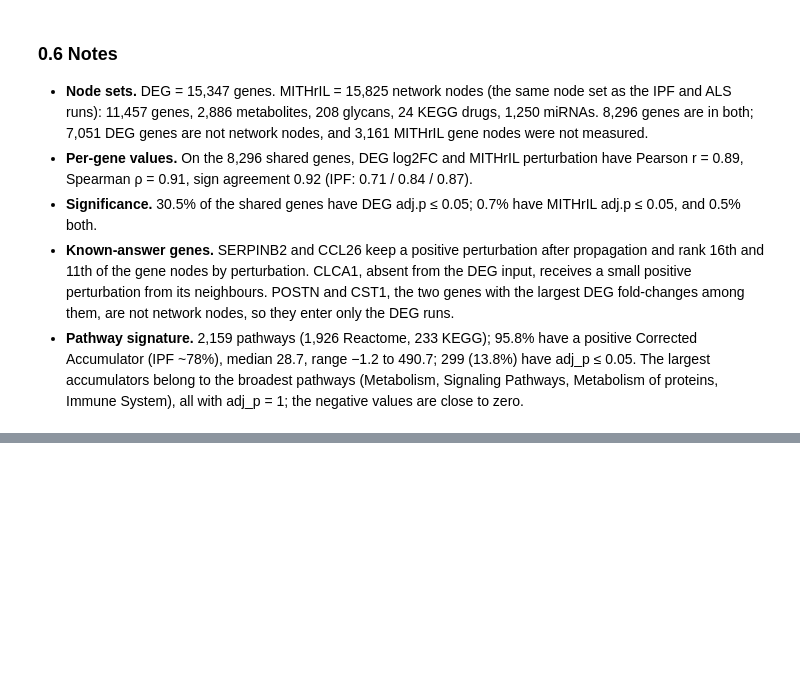
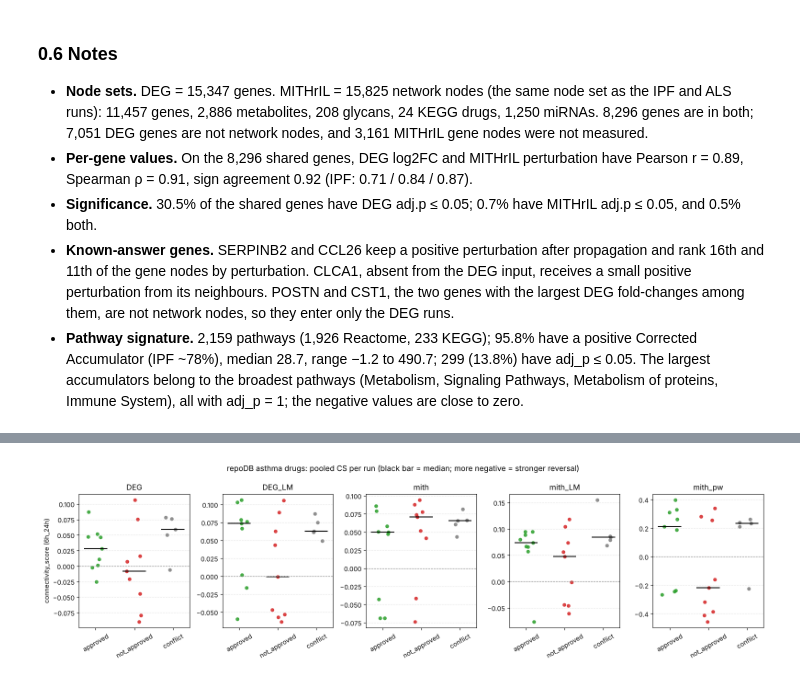
Before and after one commit to knowmics-lab/netcos, a Jupyter notebook: data_exploration/data_exploration_asthma_GSE152004_CS_and_rankings.ipynb, the cells around one changed output, grey strips where cells are left out. Saved outputs shown, nothing was run; the diff lists cells and outputs as text; code cells hidden in the pictures; blank space fills up the shorter version.

```diff
--- a/data_exploration/data_exploration_asthma_GSE152004_CS_and_rankings.ipynb
+++ b/data_exploration/data_exploration_asthma_GSE152004_CS_and_rankings.ipynb
@@ -269,0 +563,19 @@ significant (adj_p<=0.05): 0.138  (299/2159)
+# %%
+pairs = pd.read_csv(os.path.join(NETCOS_ROOT, 'other_outputs', 'validations',
+                                 'drug_disease_pairs_validation', 'repodb_signature_lincs_pairs.tsv'), sep='\t')
+pairs = pairs[pairs.ind_id == 'C0004096'].copy()
+pairs['iname'] = pairs['lincs_pert_inames'].astype(str).str.split('|')
+pairs = pairs.explode('iname')
+pairs['drug_key'] = pairs['iname'].str.lower().str.replace(r'[^a-z0-9]', '', regex=True)
+# L1000 name in the CS runs differs from the pert_iname of lincs_sig_info_new.csv
+CS_NAME_ALIAS = {'beclometasone': 'beclomethasonedipropionate'}
+pairs['drug_key'] = pairs['drug_key'].replace(CS_NAME_ALIAS)
+
+lab = pairs.merge(Pm, left_on='drug_key', right_index=True, how='left')     # pooled 6h_24h CS
+lab = lab.groupby(['label', 'drugbank_id', 'drug_name'], dropna=False)[ORDER].mean().reset_index()
+absent = lab[lab[ORDER].isna().all(axis=1)]
+print('labelled pairs:', lab.label.value_counts().to_dict())
+print('not in the CS drug universe:', absent.groupby('label').size().to_dict())
+print('   ', '; '.join(f"{r.drug_name if isinstance(r.drug_name, str) else r.drugbank_id} ({r.label})" for r in absent.itertuples()))
+display(lab.groupby('label')[ORDER].median().round(4))
+lab.sort_values(['label', 'mith']).round(4)
@@ -269,0 +608,17 @@ significant (adj_p<=0.05): 0.138  (299/2159)
+# %%
+LABELS = [('approved', '#2ca02c'), ('not_approved', '#d62728'), ('conflict', '#7f7f7f')]
+fig, axes = plt.subplots(1, len(ORDER), figsize=(16, 4.5))
+rng = np.random.default_rng(0)
+for ax, label in zip(axes, ORDER):
+    for j, (lb, col) in enumerate(LABELS):
+        v = lab.loc[lab.label == lb, label].dropna()
+        ax.scatter(j + rng.uniform(-.2, .2, len(v)), v, s=22, color=col, alpha=.85)
+        ax.hlines(v.median(), j - .3, j + .3, color='k', lw=1.5)
+    ax.axhline(0, color='grey', ls='--', lw=.8)
+    ax.set_xticks(range(len(LABELS))); ax.set_xticklabels([l for l, _ in LABELS], rotation=30)
+    ax.set_title(label); ax.grid(axis='y', ls='--', alpha=.3)
+axes[0].set_ylabel('connectivity_score (6h_24h)')
+fig.suptitle('repoDB asthma drugs: pooled CS per run (black bar = median; more negative = stronger reversal)')
+plt.tight_layout(); plt.savefig(os.path.join(IMG_DIR, f'{DISEASE}_repodb_drugs_in_rankings.png'), dpi=120); plt.show()
+# %% [output]
+[figure, added]
```
Also changed, not shown: parts of 20 cells of this notebook.
